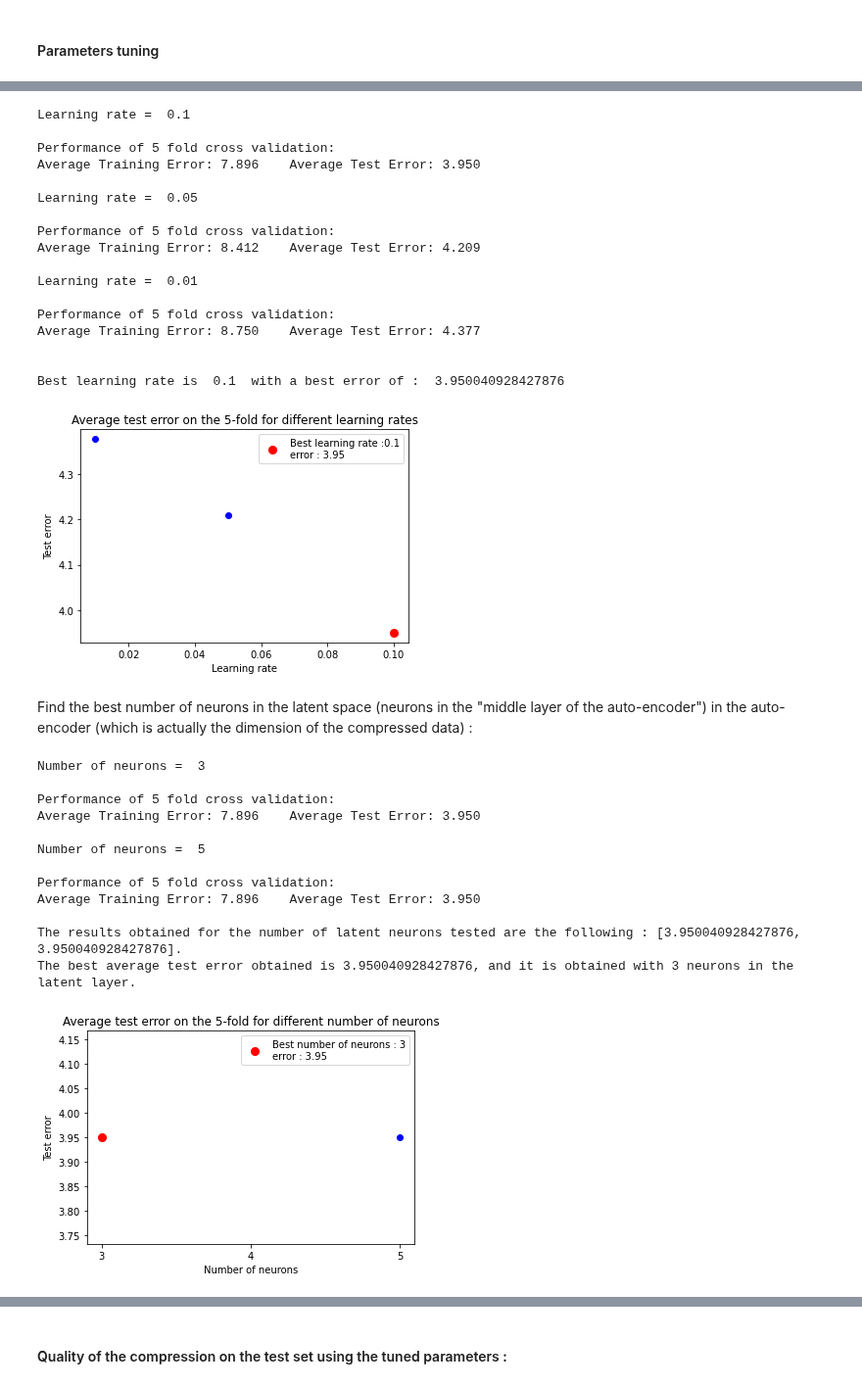
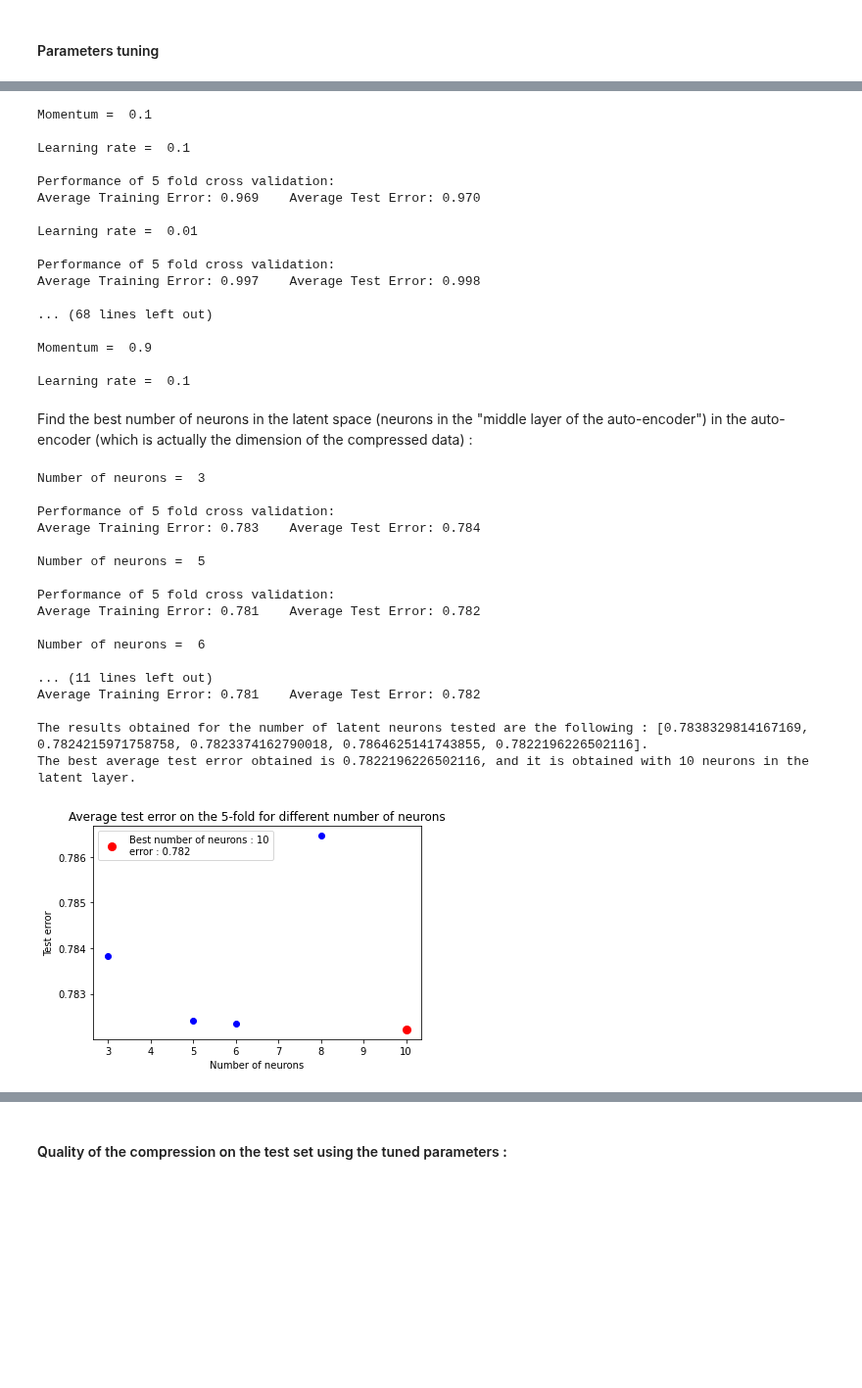
Before and after one commit to CS-433/ml-project-2-thevipers2, a Jupyter notebook: lstm_main.ipynb, the cells around one changed output, grey strips where cells are left out. Shown at 98% size. Drawn from its saved outputs; the diff is of its cells as text; code cells hidden in the pictures; blank space fills up the shorter version.

Commit message:
LSTM + md in main

```diff
--- a/lstm_main.ipynb
+++ b/lstm_main.ipynb
@@ -251,61 +260,66 @@ Find the best learning rate of our model using cross-validation :
 # %%
 # define network parameters
-learning_rates = [0.1, 0.05, 0.01] #[0.1, 0.05, 0.01, 0.005, 0.001]
-epochs= 1 #50
-input_size=x_train.shape[1]
+learning_rates = [1e-1, 1e-2, 1e-3, 1e-4, 1e-5]
+momentums = [0.1, 0.5, 0.7, 0.9, 0.99]
+epochs= 1
+input_size=x_train.shape[2]
 k_folds = 5
-dataset_name = "very_small" #Only used to save the plot with the good name
+dataset_name = "middle_small" #Only used to save the plot with the good name
 hidden_size = 5
 
 # creates a criterion that measures the mean squared error (squared L2 norm)
 criterion = nn.MSELoss()
 # %%
-best_result, best_lr = tuning_lr_lstm(x_train, k_folds, input_size, epochs, criterion, learning_rates, hidden_size, dataset_name_=dataset_name)
+results, best_result, best_lr, best_mom = tuning_lr_momentum_lstm(x_train, k_folds, input_size, epochs, criterion, learning_rates, hidden_size, momentums, dataset_name_=dataset_name, plot=True)
 # %% [output]
+Momentum =  0.1
+
 Learning rate =  0.1
 
 Performance of 5 fold cross validation:
-Average Training Error: 7.896    Average Test Error: 3.950
-
-Learning rate =  0.05
-
-Performance of 5 fold cross validation:
-Average Training Error: 8.412    Average Test Error: 4.209
+Average Training Error: 0.969    Average Test Error: 0.970
 
 Learning rate =  0.01
 
 Performance of 5 fold cross validation:
-Average Training Error: 8.750    Average Test Error: 4.377
+Average Training Error: 0.997    Average Test Error: 0.998
 
+... (68 lines left out)
 
-Best learning rate is  0.1  with a best error of :  3.950040928427876
+Momentum =  0.9
+
+Learning rate =  0.1
-[figure, removed]
 # %% [markdown]
 Find the best number of neurons in the latent space (neurons in the "middle layer of the auto-encoder") in the auto-encoder (which is actually the dimension of the compressed data) :
 # %%
 # define network parameters
 lr = best_lr # from above
-epochs= 1 #50
+epochs= 50
 input_size=x_train.shape[1]
 k_folds = 5
-number_neurons = [3, 5] #[3, 5, 6, 8, 10]
-dataset_name = "very_small" #Only used to save the plot with the good name
+hidden_sizes = [3, 5, 6, 8, 10]
+dataset_name = "middle_small" #Only used to save the plot with the good name
 
 # creates a criterion that measures the mean squared error (squared L2 norm)
 criterion = nn.MSELoss()
 # %%
-best_result, best_neurons_nb = tuning_latent_layer_lstm(x_train, k_folds, input_size, epochs, criterion, lr, number_neurons, hidden_size, dataset_name_=dataset_name)
+best_result, best_neurons_nb = tuning_latent_layer_lstm(x_train, k_folds, input_size, epochs, criterion, lr, hidden_sizes, dataset_name_=dataset_name)
 # %% [output]
 Number of neurons =  3
 
 Performance of 5 fold cross validation:
-Average Training Error: 7.896    Average Test Error: 3.950
+Average Training Error: 0.783    Average Test Error: 0.784
 
 Number of neurons =  5
 
 Performance of 5 fold cross validation:
-Average Training Error: 7.896    Average Test Error: 3.950
+Average Training Error: 0.781    Average Test Error: 0.782
 
-The results obtained for the number of latent neurons tested are the following : [3.950040928427876, 3.950040928427876].
-The best average test error obtained is 3.950040928427876, and it is obtained with 3 neurons in the latent layer.
+Number of neurons =  6
+
+... (11 lines left out)
+Average Training Error: 0.781    Average Test Error: 0.782
+
+The results obtained for the number of latent neurons tested are the following : [0.7838329814167169, 0.7824215971758758, 0.7823374162790018, 0.7864625141743855, 0.7822196226502116].
+The best average test error obtained is 0.7822196226502116, and it is obtained with 10 neurons in the latent layer.
-[figure, old version]
+[figure, new version]
```
Also changed, not shown: parts of 16 cells of this notebook, 3 other files.
